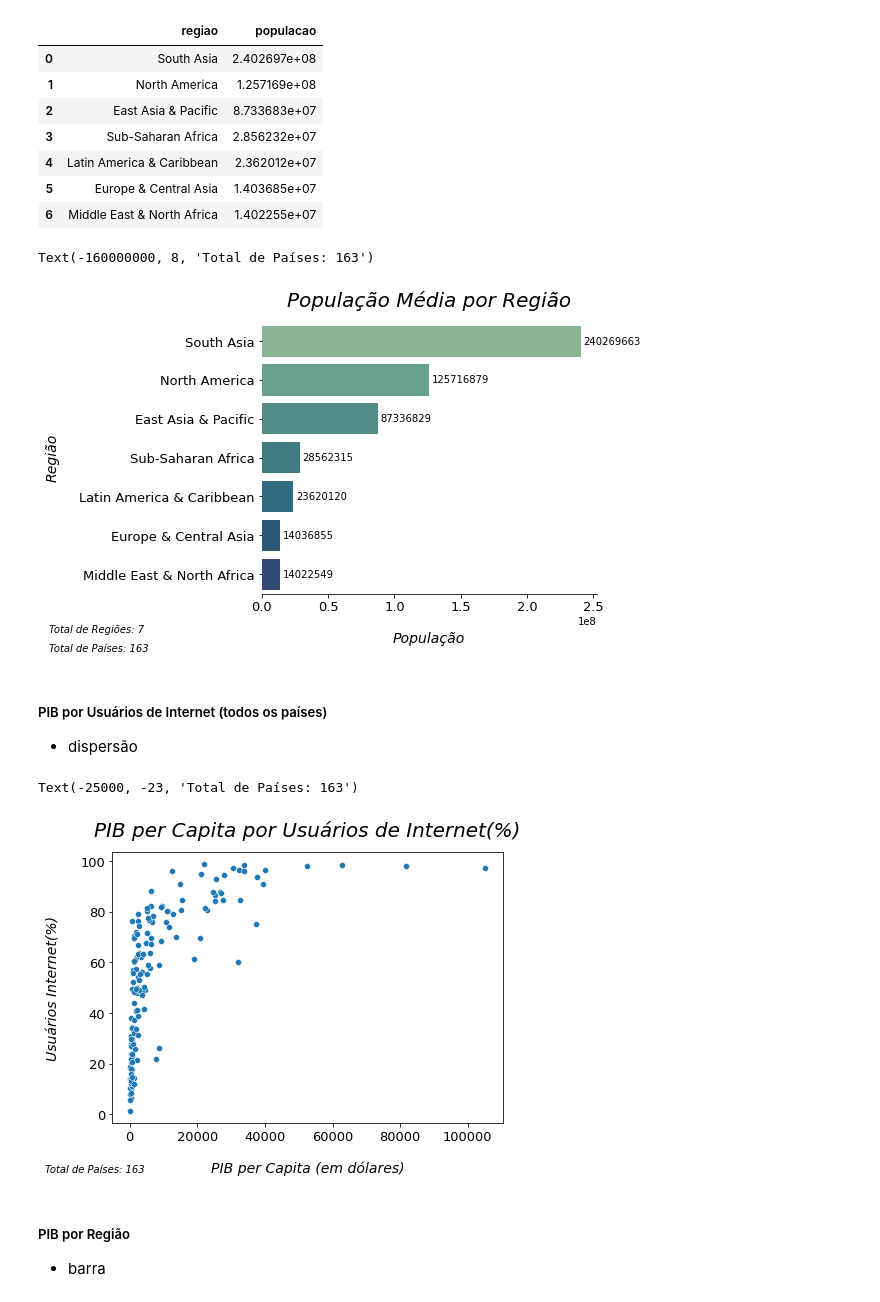
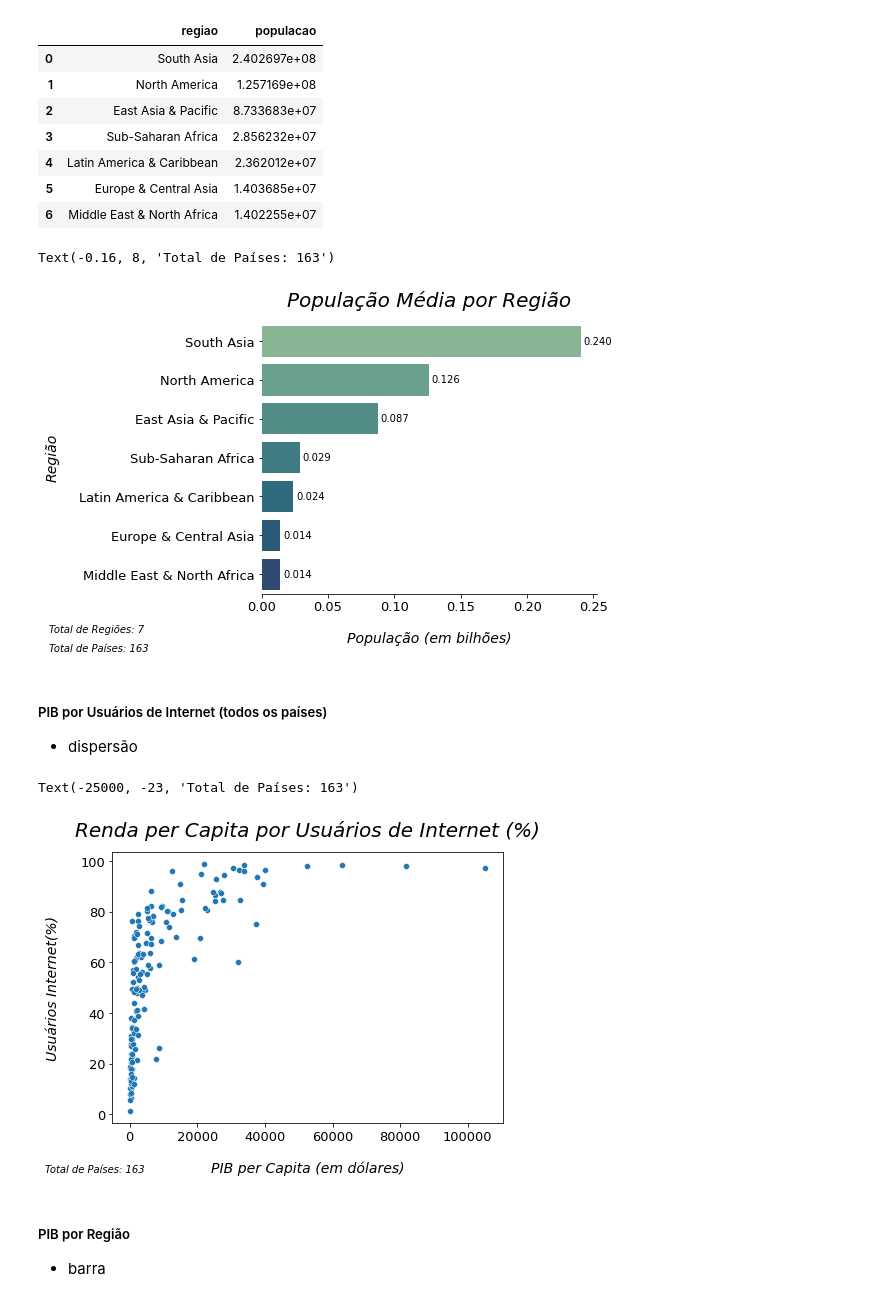
Before and after one commit to maafinotti/o_acesso_a_internet_no_mundo, a Jupyter notebook: internet_mundo.ipynb, the cells around one changed output. Saved outputs shown, nothing was run; the diff lists cells and outputs as text; code cells hidden in the pictures.

```diff
--- a/internet_mundo.ipynb
+++ b/internet_mundo.ipynb
@@ -129,4 +129,4 @@ data.describe()
 # %% [markdown]
 - 20 primeiros países (maior população)
 # %%
-paises_analisar = data.loc[:20]
+paises_analisar = data.loc[:19]
@@ -414 +387,6 @@ Text(-6.2, 4.5, 'Total de Países: 21')
 - barra
+# %%
+pop = []
+for i in range(len(paises_analisar)):
+    pop.append(paises_analisar['populacao'][i] / 1000000000)
+paises_analisar['pop_bi'] = pop
@@ -415,14 +399,14 @@ Text(-6.2, 4.5, 'Total de Países: 21')
 # %%
 fig, ax = plt.subplots(figsize = (10,7))
-sns.barplot( x = 'populacao', y = 'pais', data = paises_analisar.sort_values(by = 'populacao', ascending = False), palette = 'crest')
+sns.barplot( x = 'pop_bi', y = 'pais', data = paises_analisar.sort_values(by = 'pop_bi', ascending = False), palette = 'crest')
 ax.set_title('População por País', fontsize = "20", style = "italic", loc = "center", pad = 15)
-ax.set_xlabel('População', fontsize = "14", style = "italic", labelpad = 18)
+ax.set_xlabel('População (em bilhões)', fontsize = "14", style = "italic", labelpad = 18)
 ax.set_ylabel('País', fontsize = "14", style = "italic", labelpad = 20)
 plt.xticks(fontsize = 13)
 plt.yticks(fontsize = 13)
 for container in ax.containers:
-    ax.bar_label(container,size=10, fmt='%.0f', label_type = 'edge', padding = 3)
+    ax.bar_label(container,size=10, fmt='%.3f', label_type = 'edge', padding = 3)
 sns.despine(left=True)
 
-plt.text(-400000000, 23,'Total de Países: 21', fontsize=10, style = 'italic')
+plt.text(-0.35, 22,'Total de Países: 20', fontsize=10, style = 'italic')
 # %% [output]
@@ -443,30 +427,35 @@ populacao_regiao
 | 4 | Latin America & Caribbean | 2.362012e+07 |
 | 5 | Europe & Central Asia | 1.403685e+07 |
 | 6 | Middle East & North Africa | 1.402255e+07 |
+# %%
+pop_re = []
+for i in range(len(populacao_regiao)):
+    pop_re.append(populacao_regiao['populacao'][i] / 1000000000)
+populacao_regiao['pop_bi'] = pop_re
 # %%
 fig, ax = plt.subplots(figsize = (6,5))
-sns.barplot( x = 'populacao', y = 'regiao', data = populacao_regiao.sort_values(by = 'populacao', ascending = False), palette = 'crest')
+sns.barplot( x = 'pop_bi', y = 'regiao', data = populacao_regiao.sort_values(by = 'pop_bi', ascending = False), palette = 'crest')
 ax.set_title('População Média por Região', fontsize = "20", style = "italic", loc = "center", pad = 15)
-ax.set_xlabel('População', fontsize = "14", style = "italic", labelpad = 18)
+ax.set_xlabel('População (em bilhões)', fontsize = "14", style = "italic", labelpad = 18)
 ax.set_ylabel('Região', fontsize = "14", style = "italic", labelpad = 20)
 plt.xticks(fontsize = 13)
 plt.yticks(fontsize = 13)
 for container in ax.containers:
-    ax.bar_label(container,size=10,fmt='%.0f', label_type = 'edge', padding = 3)
+    ax.bar_label(container,size=10,fmt='%.3f', label_type = 'edge', padding = 3)
 sns.despine(left=True)
 
-plt.text(-160000000, 7.5,'Total de Regiões: 7', fontsize=10, style = 'italic')
-plt.text(-160000000, 8,'Total de Países: 163', fontsize=10, style = 'italic')
+plt.text(-0.16, 7.5,'Total de Regiões: 7', fontsize=10, style = 'italic')
+plt.text(-0.16, 8,'Total de Países: 163', fontsize=10, style = 'italic')
 # %% [output]
-Text(-160000000, 8, 'Total de Países: 163')
+Text(-0.16, 8, 'Total de Países: 163')
-[figure, old version]
+[figure, new version]
 # %% [markdown]
 ##### PIB por Usuários de Internet (todos os países)
 - dispersão
 # %%
 fig, ax = plt.subplots(figsize = (7,5))
 sns.scatterplot( x = "PIB_per_capita", y = "usuarios_internet_%", data = data)
-ax.set_title("PIB per Capita por Usuários de Internet(%)", fontsize= "20", style=  "italic", loc= "center", pad = 15)
+ax.set_title("Renda per Capita por Usuários de Internet (%)", fontsize= "20", style=  "italic", loc= "center", pad = 15)
 ax.set_xlabel("PIB per Capita (em dólares)", fontsize = "14", style = "italic", labelpad = 18)
 ax.set_ylabel("Usuários Internet(%)", fontsize = "14", style = "italic", labelpad = 20)
 
@@ -478,7 +467,7 @@ sns.despine(left= False, top = False, right= False)
 plt.text(-25000, -23,'Total de Países: 163', fontsize=10, style = 'italic')
 # %% [output]
 Text(-25000, -23, 'Total de Países: 163')
-[figure, old version]
+[figure, new version]
 # %% [markdown]
 ##### PIB por Região
 - barra
```
Also changed, not shown: parts of 15 cells of this notebook.
